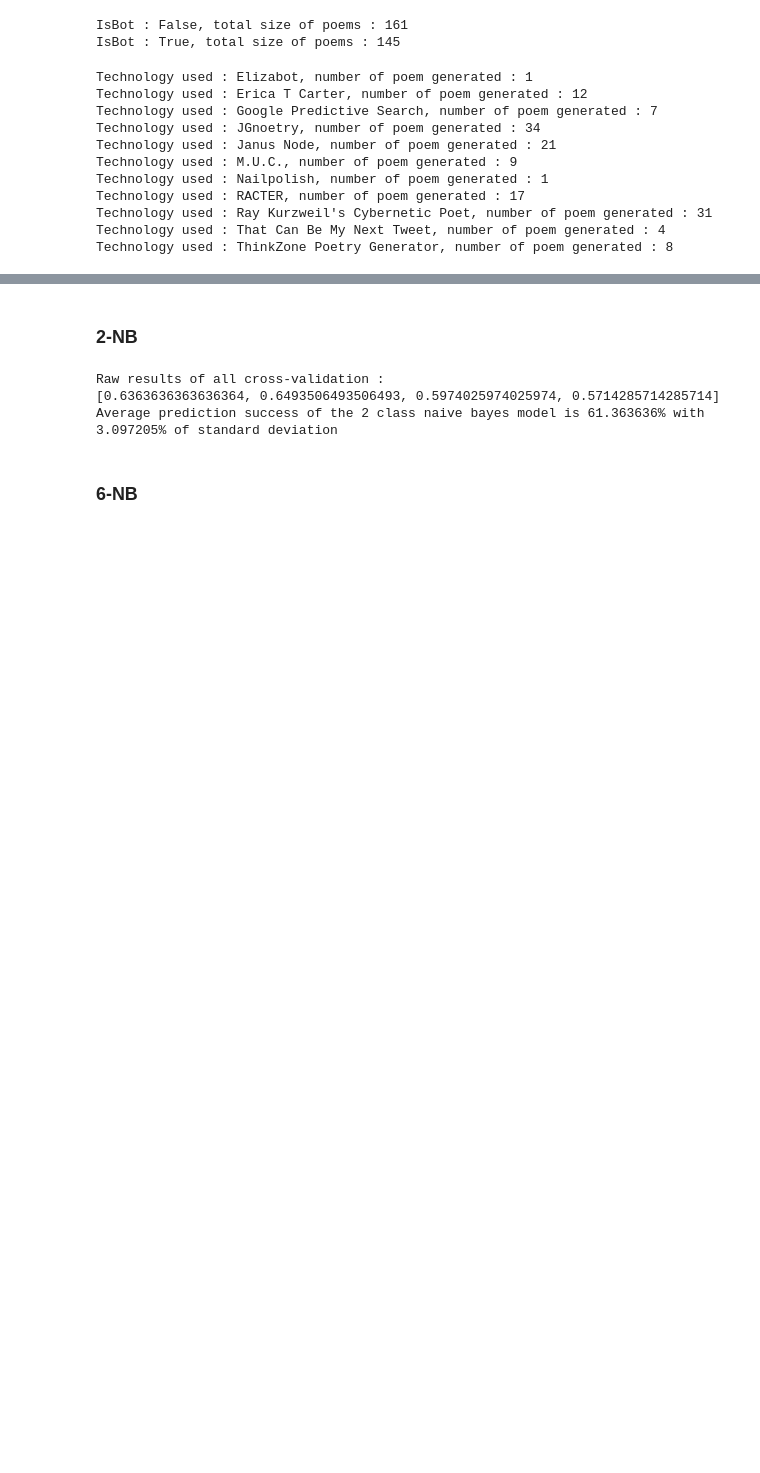
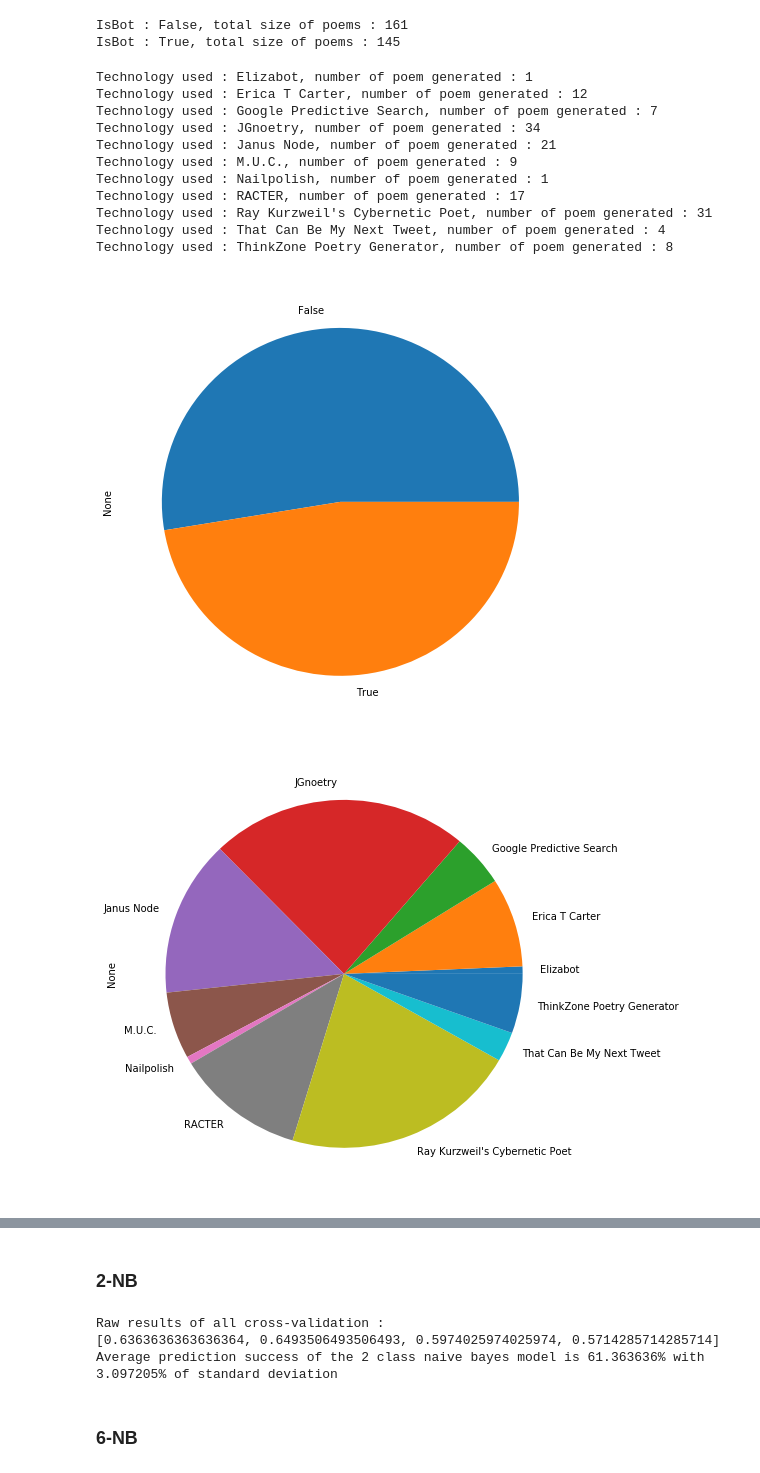
Before and after one commit to cedricviaccoz/botvsbotornot, a Jupyter notebook: ML on botpoemDotCom.ipynb, the cells around one changed output, grey strips where cells are left out. Saved outputs shown, nothing was run; the diff lists cells and outputs as text; code cells hidden in the pictures; blank space fills up the shorter version.

```diff
--- a/ML on botpoemDotCom.ipynb
+++ b/ML on botpoemDotCom.ipynb
@@ -27,22 +25,32 @@ IsBot : True, total size of poems : 145
 # %%
 for key, item in grouped:
     if key:
         technologies = item.groupby(by='using')
 
 for key, item in technologies:
     print("Technology used : {}, number of poem generated : {}".format(key, len(item)))
+
+a = grouped.size()
+a.plot.pie(figsize=(8,8))
+plt.show()
+
+b = technologies.size()
+b.plot.pie(figsize=(8,8))
+plt.show()
 # %% [output]
 Technology used : Elizabot, number of poem generated : 1
 Technology used : Erica T Carter, number of poem generated : 12
 Technology used : Google Predictive Search, number of poem generated : 7
 Technology used : JGnoetry, number of poem generated : 34
 Technology used : Janus Node, number of poem generated : 21
 Technology used : M.U.C., number of poem generated : 9
 Technology used : Nailpolish, number of poem generated : 1
 Technology used : RACTER, number of poem generated : 17
 Technology used : Ray Kurzweil's Cybernetic Poet, number of poem generated : 31
 Technology used : That Can Be My Next Tweet, number of poem generated : 4
 Technology used : ThinkZone Poetry Generator, number of poem generated : 8
+[figure, added]
+[figure, added]
 # %%
 #I will assign a score to each poem, to be able to sort them.
 def assignScore(row):
```
Also changed, not shown: parts of 27 cells of this notebook.
